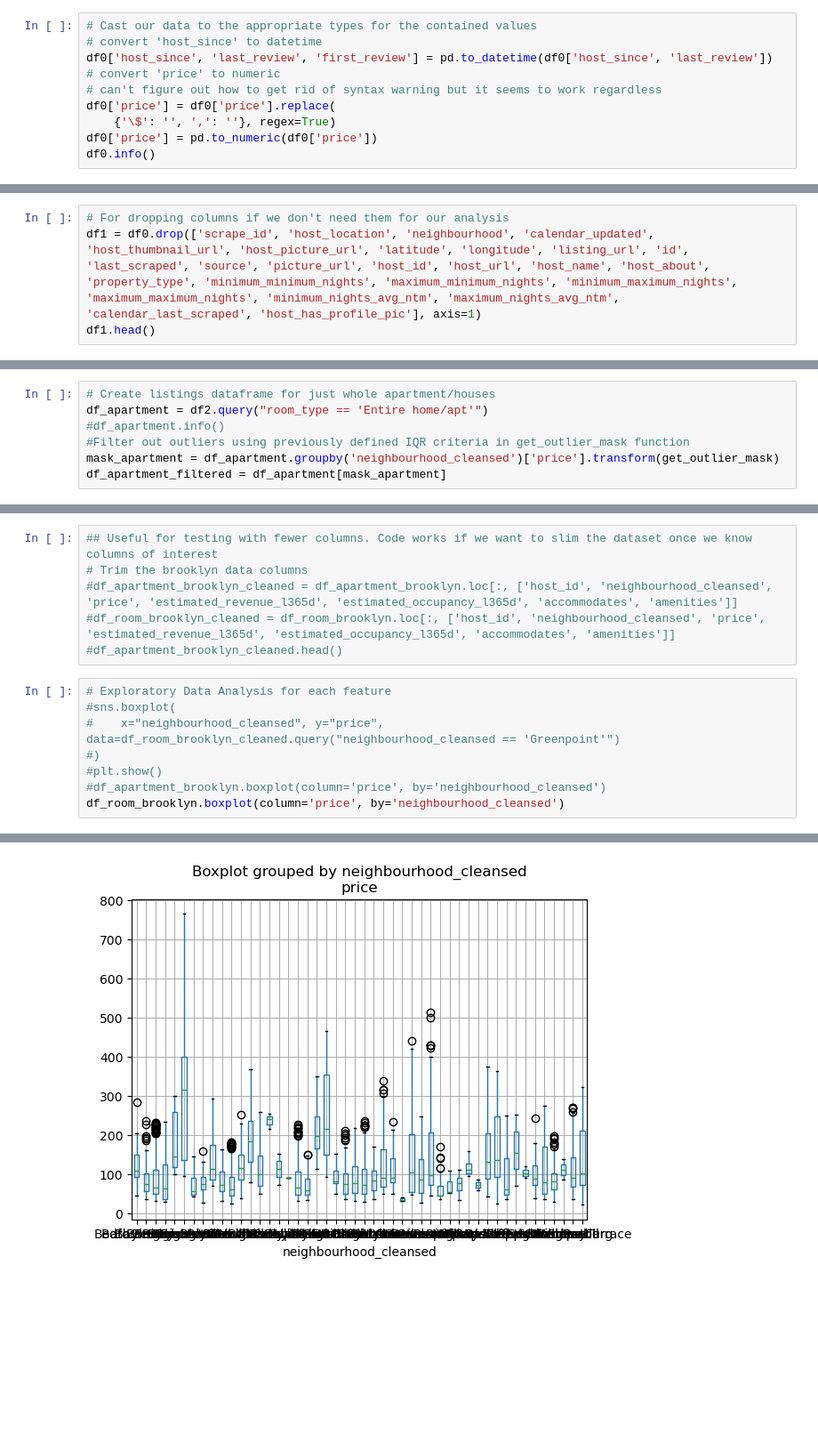
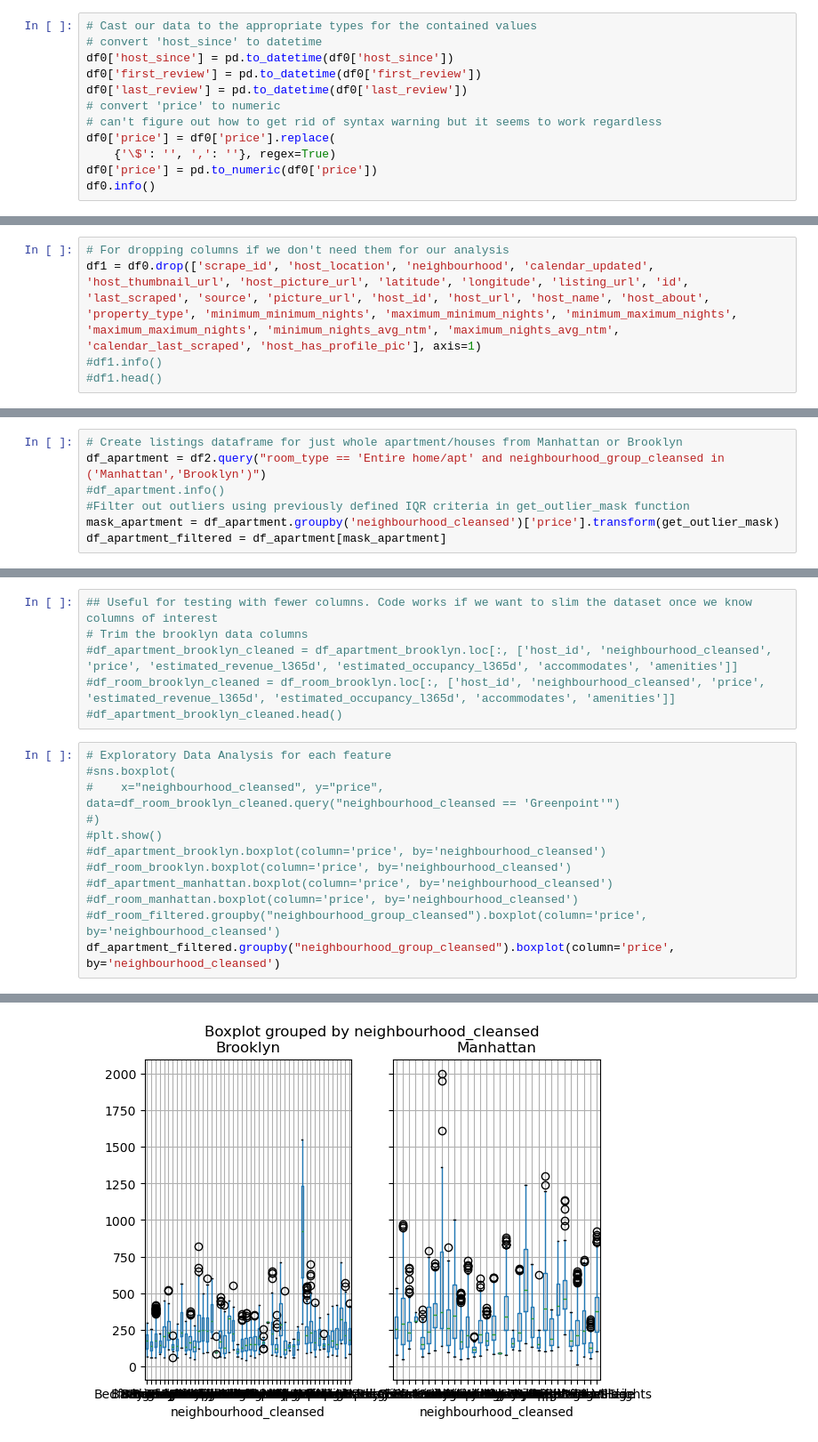
Before and after one commit to wikey/2025dataproject, a Jupyter notebook: project.ipynb, the cells around one changed output, grey strips where cells are left out. Shown: that part at 89% size. Drawn from its saved outputs; the diff is of its cells as text; blank space fills up the shorter version.

Commit message:
switched from separate datasets for manhattan and brooklyn back to a combined one with groupby for analysis

```diff
--- a/project.ipynb
+++ b/project.ipynb
@@ -71,7 +71,9 @@ df0.shape
 # %%
 # Cast our data to the appropriate types for the contained values
 # convert 'host_since' to datetime
-df0['host_since', 'last_review', 'first_review'] = pd.to_datetime(df0['host_since', 'last_review'])
+df0['host_since'] = pd.to_datetime(df0['host_since'])
+df0['first_review'] = pd.to_datetime(df0['first_review'])
+df0['last_review'] = pd.to_datetime(df0['last_review'])
 # convert 'price' to numeric
 # can't figure out how to get rid of syntax warning but it seems to work regardless
 df0['price'] = df0['price'].replace(
@@ -120,4 +104,5 @@ memory usage: 21.8+ MB
 # %%
 # For dropping columns if we don't need them for our analysis
 df1 = df0.drop(['scrape_id', 'host_location', 'neighbourhood', 'calendar_updated', 'host_thumbnail_url', 'host_picture_url', 'latitude', 'longitude', 'listing_url', 'id', 'last_scraped', 'source', 'picture_url', 'host_id', 'host_url', 'host_name', 'host_about', 'property_type', 'minimum_minimum_nights', 'maximum_minimum_nights', 'minimum_maximum_nights', 'maximum_maximum_nights', 'minimum_nights_avg_ntm', 'maximum_nights_avg_ntm', 'calendar_last_scraped', 'host_has_profile_pic'], axis=1)
-df1.head()
+#df1.info()
+#df1.head()
@@ -153,8 +131,8 @@ def get_outlier_mask(x, multiplier=1.5):
     # Return a boolean mask: True for non-outliers, False for outliers
     return (x >= lower_limit) & (x <= upper_limit)
 # %%
-# Create listings dataframe for just whole apartment/houses
-df_apartment = df2.query("room_type == 'Entire home/apt'")
+# Create listings dataframe for just whole apartment/houses from Manhattan or Brooklyn
+df_apartment = df2.query("room_type == 'Entire home/apt' and neighbourhood_group_cleansed in ('Manhattan','Brooklyn')")
 #df_apartment.info()
 #Filter out outliers using previously defined IQR criteria in get_outlier_mask function
 mask_apartment = df_apartment.groupby('neighbourhood_cleansed')['price'].transform(get_outlier_mask)
@@ -188,5 +167,9 @@ df_room_manhattan = df_room_filtered.query("neighbourhood_group_cleansed == 'Man
 #)
 #plt.show()
 #df_apartment_brooklyn.boxplot(column='price', by='neighbourhood_cleansed')
-df_room_brooklyn.boxplot(column='price', by='neighbourhood_cleansed')
+#df_room_brooklyn.boxplot(column='price', by='neighbourhood_cleansed')
+#df_apartment_manhattan.boxplot(column='price', by='neighbourhood_cleansed')
+#df_room_manhattan.boxplot(column='price', by='neighbourhood_cleansed')
+#df_room_filtered.groupby("neighbourhood_group_cleansed").boxplot(column='price', by='neighbourhood_cleansed')
+df_apartment_filtered.groupby("neighbourhood_group_cleansed").boxplot(column='price', by='neighbourhood_cleansed')
 # %% [output]
@@ -194 +179 @@ df_room_brooklyn.boxplot(column='price', by='neighbourhood_cleansed')
-[figure, old version]
+[figure, new version]
```
Also changed, not shown: parts of 6 cells of this notebook.
